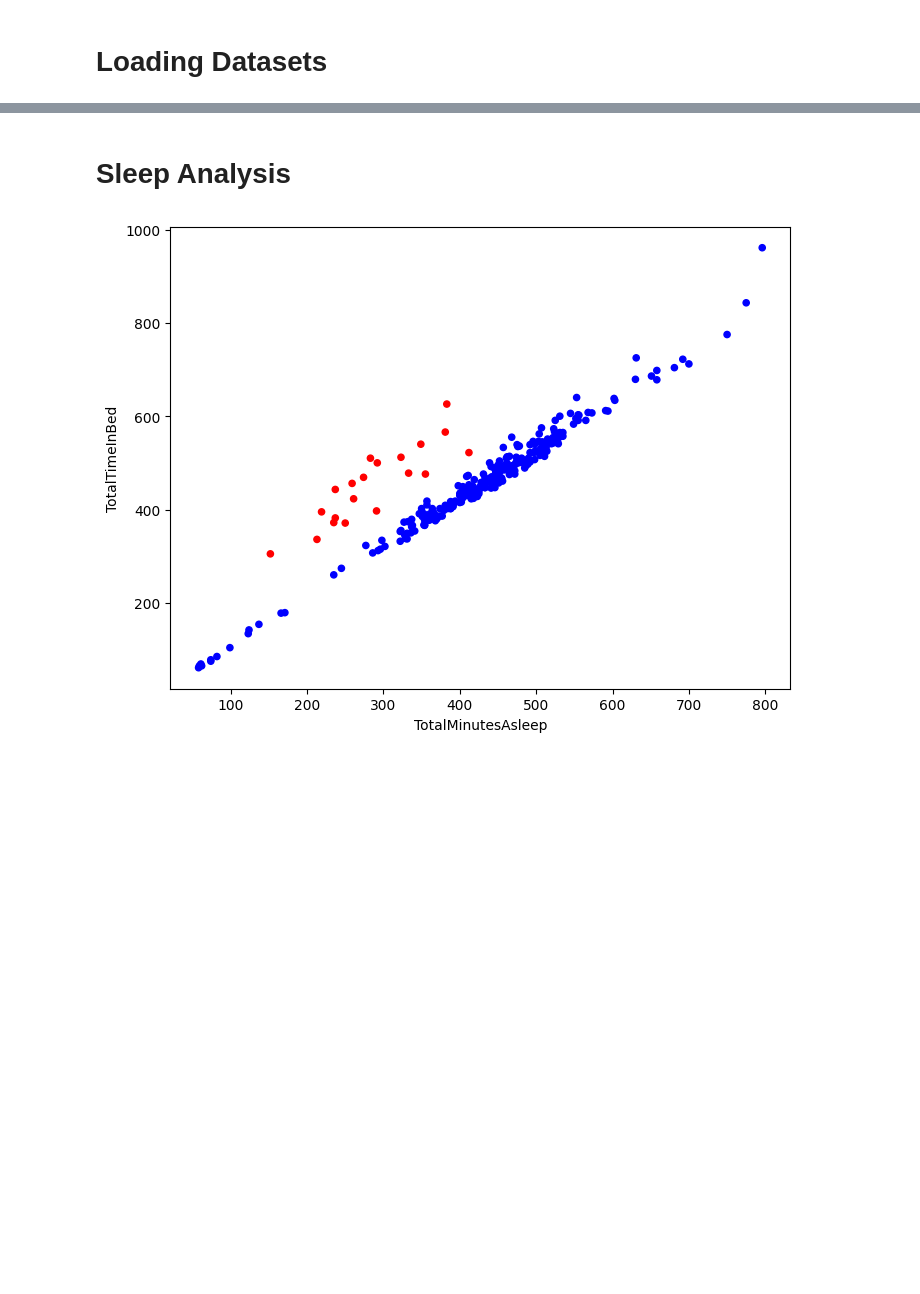
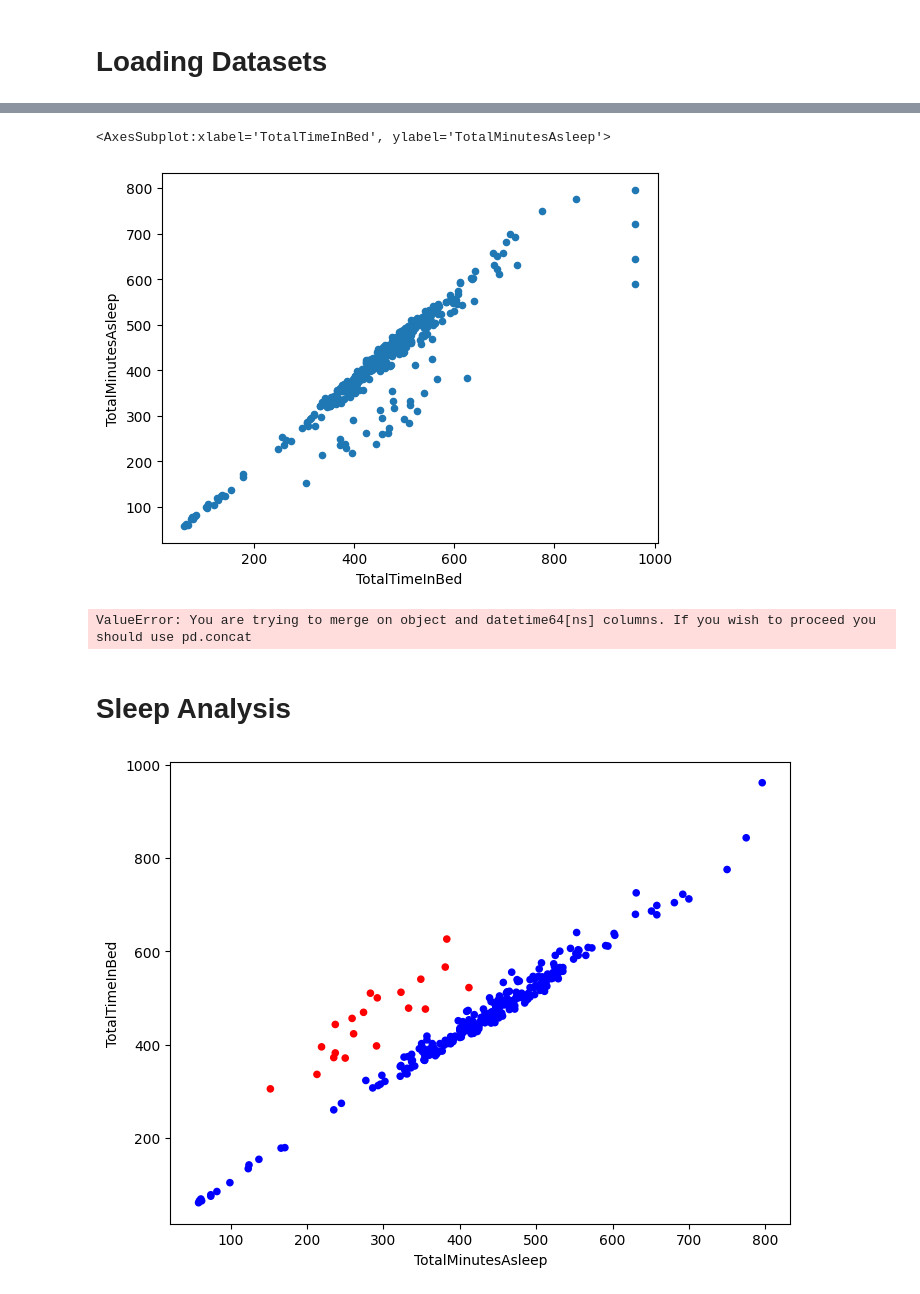
Before and after one commit to fiorani/garmin-data-analysis, a Jupyter notebook: Classificazione.ipynb, the cells around one changed output, grey strips where cells are left out. Cells and saved outputs as stored; diff of their text form; code cells hidden in the pictures; blank space fills up the shorter version.

```diff
--- a/Classificazione.ipynb
+++ b/Classificazione.ipynb
@@ -70,3 +102,18 @@ dailyActivities.head(5)
+# %%
+dailySleep.plot.scatter(x='TotalTimeInBed', y='TotalMinutesAsleep')
+# %% [output]
+<AxesSubplot:xlabel='TotalTimeInBed', ylabel='TotalMinutesAsleep'>
+[figure, added]
+# %%
+# Merging sleep and activity data
+dailySleep = dailySleep.rename(columns={'SleepDay': 'Day'})
+dailyActivities = dailyActivities.rename(columns={'ActivityDay': 'Day'})
+
+dailyStatistics = pd.merge(dailySleep, dailyActivities, on=['Id', 'Day'], how='outer')
+dailyStatistics.set_index(['Id'], inplace=True)
+dailyStatistics.head(5)
+# %% [output]
+ValueError: You are trying to merge on object and datetime64[ns] columns. If you wish to proceed you should use pd.concat
 # %% [markdown]
 # Sleep Analysis
 # %%
```
Also changed, not shown: parts of 8 cells of this notebook, 6 other files.
